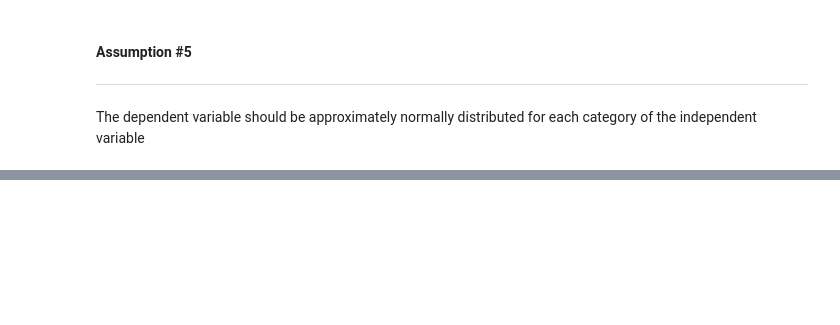
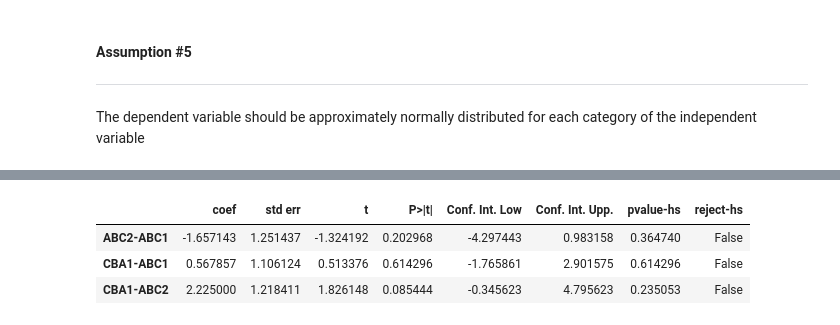
Before and after one commit to G00387847/machineLearningTask, a Jupyter notebook: scipy-stats.ipynb, the cells around one changed output, grey strips where cells are left out. Cells and saved outputs as stored; diff of their text form; code cells hidden in the pictures; blank space fills up the shorter version.

```diff
--- a/scipy-stats.ipynb
+++ b/scipy-stats.ipynb
@@ -141,0 +255,9 @@ sns.displot(x=dependent, hue=independent, kind="kde")
+# %%
+import statsmodels.api as sm
+from statsmodels.formula.api import ols
+
+mod = ols('weight ~ group',
+                data=df).fit()
+
+aov_table = sm.stats.anova_lm(mod, typ=2)
+print(aov_table)
@@ -141,0 +286,8 @@ sns.displot(x=dependent, hue=independent, kind="kde")
+# %%
+pair_t = mod.t_test_pairwise('group')
+pair_t.result_frame
+# %% [output]
+|  | coef | std err | t | P>|t| | Conf. Int. Low | Conf. Int. Upp. | pvalue-hs | reject-hs |
+| ABC2-ABC1 | -1.657143 | 1.251437 | -1.324192 | 0.202968 | -4.297443 | 0.983158 | 0.364740 | False |
+| CBA1-ABC1 | 0.567857 | 1.106124 | 0.513376 | 0.614296 | -1.765861 | 2.901575 | 0.614296 | False |
+| CBA1-ABC2 | 2.225000 | 1.218411 | 1.826148 | 0.085444 | -0.345623 | 4.795623 | 0.235053 | False |
```
Also changed, not shown: parts of 25 cells of this notebook.
